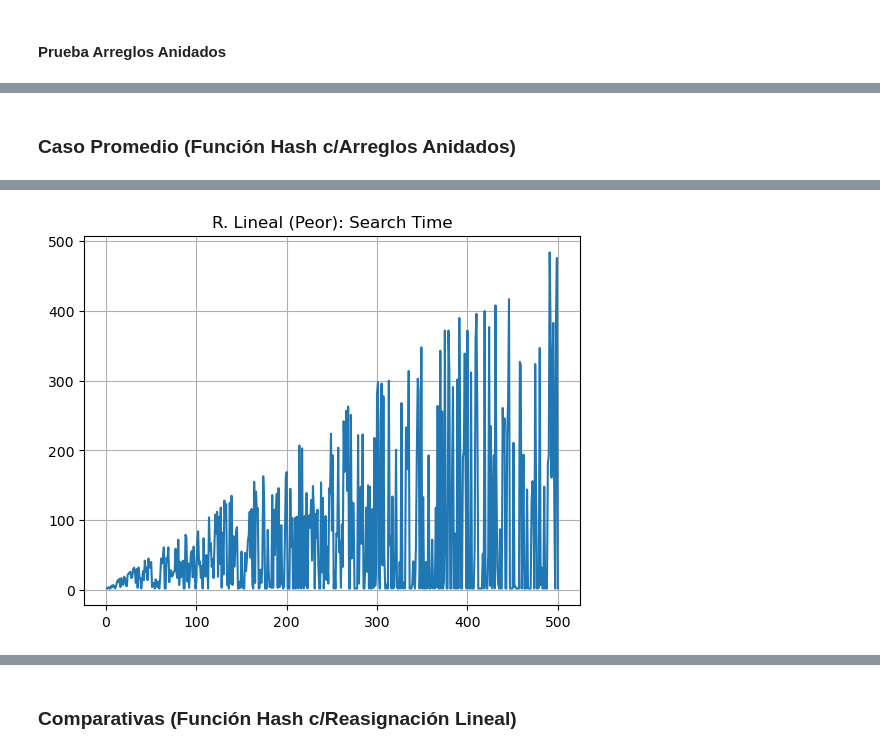
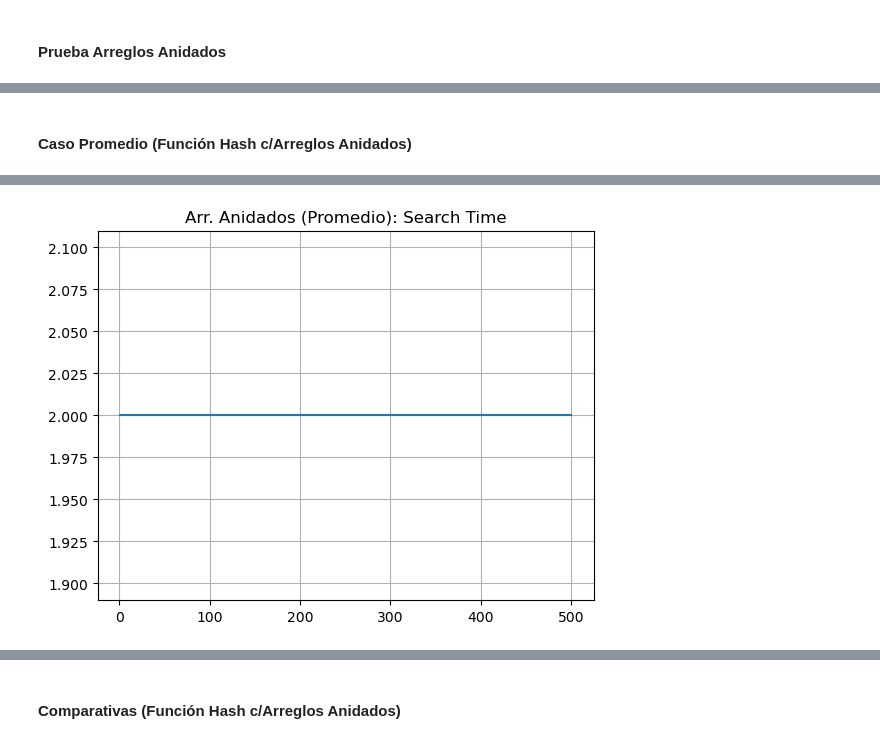
Before and after one commit to amglezb/EDA-II, a Jupyter notebook: GONZALEZ_BARRAGAN-PRACTICA_5/practica5.ipynb, the cells around one changed output, grey strips where cells are left out. Saved outputs shown, nothing was run; the diff lists cells and outputs as text; code cells hidden in the pictures.

```diff
--- a/GONZALEZ_BARRAGAN-PRACTICA_5/practica5.ipynb
+++ b/GONZALEZ_BARRAGAN-PRACTICA_5/practica5.ipynb
@@ -365,11 +378,14 @@ casos = [   {"titulo": "Comparativa Collisions (R. Lineal)",
             "datos": [y_time_mejor, y_time_peor, y_time_prom]},
             {"titulo": "Comparativa Total Space (R. Lineal)",
             "datos": [y_space_mejor, y_space_peor, y_space_prom]},]
+styles = ["-", "--",":"]
 
 for caso in casos:
+    i = 0
     plt.title(caso["titulo"])
     for values in caso["datos"]:
-        plt.plot(x, values)
+        plt.plot(x, values, styles[i % len(styles)])
+        i += 1
     plt.grid(True)
     plt.show()
 # %% [output]
@@ -459,7 +492,7 @@ y_space_search = []
 
 for j in range (len(arr)):
     aux.append(arr[j])
-    table = [None] * len(aux)
+    table = [[] for _ in range(len(aux))]
 
     i = 0 # - - - - - - - - - - Insertion - - - - - - - - - -
     collisions = 0
@@ -468,8 +501,8 @@ for j in range (len(arr)):
     while i < len(aux):
         collision, time, space = insert_arr(table, aux[i])
         collisions += collision
-        time_insert += time
-        space_insert += space
+        time_insert = time
+        space_insert = space
         i += 1
 
     key = arr[len(aux) - 1].value # - - - - - - - - - - Search - - - - - - - - - -
@@ -528,10 +567,11 @@ y_time_insert = []
 y_space_insert = []
 y_time_search = []
 y_space_search = []
+time_search = 0
 
 for j in range (len(arr)):
     aux.append(arr[j])
-    table = [None] * len(aux)
+    table = [[] for _ in range(len(aux))]
 
     i = 0 # - - - - - - - - - - Insertion - - - - - - - - - -
     collisions = 0
@@ -540,12 +580,13 @@ for j in range (len(arr)):
     while i < len(aux):
         collision, time, space = insert_arr(table, aux[i])
         collisions += collision
-        time_insert += time
-        space_insert += space
+        time_insert = time
+        space_insert = space
         i += 1
 
     key = arr[len(aux) - 1].value # - - - - - - - - - - Search - - - - - - - - - -
-    result, time_search, space_search = search_arr(table, key)
+    result, time, space_search = search_arr(table, key)
+    time_search += time
 
     x.append(len(aux))
 
@@ -592,5 +633,5 @@ y_space_peor = y_space
 # %% [markdown]
-### **Caso Promedio (Función Hash c/Arreglos Anidados)**
+#### **Caso Promedio (Función Hash c/Arreglos Anidados)**
 # %%
 MAX = 500
 arr = new_arr("random", MAX, 0) # tipo de arreglo, tamaño, inicio
@@ -609,7 +650,7 @@ y_space_search = []
 
 for j in range (len(arr)):
     aux.append(arr[j])
-    table = [None] * len(aux)
+    table = [[] for _ in range(len(aux))]
 
     i = 0 # - - - - - - - - - - Insertion - - - - - - - - - -
     collisions = 0
@@ -618,8 +659,8 @@ for j in range (len(arr)):
     while i < len(aux):
         collision, time, space = insert_arr(table, aux[i])
         collisions += collision
-        time_insert += time
-        space_insert += space
+        time_insert = time
+        space_insert = space
         i += 1
 
     key = arr[len(aux) - 1].value # - - - - - - - - - - Search - - - - - - - - - -
@@ -629,6 +670,7 @@ for j in range (len(arr)):
 
     y_collisions.append(collisions)
 
+    time_search = 2
     y_time_insert.append(time_insert)
     y_space_insert.append(space_insert)
 
@@ -638,13 +680,13 @@ for j in range (len(arr)):
     y_time.append(time_insert + time_search)
     y_space.append(space_insert + space_search)
 
-casos = [   {"titulo": "Arr. Anidados (Peor): Collisions ", "datos_y": y_collisions},
-            {"titulo": "Arr. Anidados (Peor): Insert Time", "datos_y": y_time_insert},
-            {"titulo": "Arr. Anidados (Peor): Insert Space", "datos_y": y_space_insert},
-            {"titulo": "Arr. Anidados (Peor): Search Time", "datos_y": y_time_search},
-            {"titulo": "Arr. Anidados (Peor): Search Space", "datos_y": y_space_search},
-            {"titulo": "Arr. Anidados (Peor): Total Time (Insert + Search)", "datos_y": y_time},
-            {"titulo": "Arr. Anidados (Peor): Total Space (Insert + Search)", "datos_y": y_space}  ]
+casos = [   {"titulo": "Arr. Anidados (Promedio): Collisions ", "datos_y": y_collisions},
+            {"titulo": "Arr. Anidados (Promedio): Insert Time", "datos_y": y_time_insert},
+            {"titulo": "Arr. Anidados (Promedio): Insert Space", "datos_y": y_space_insert},
+            {"titulo": "Arr. Anidados (Promedio): Search Time", "datos_y": y_time_search},
+            {"titulo": "Arr. Anidados (Promedio): Search Space", "datos_y": y_space_search},
+            {"titulo": "Arr. Anidados (Promedio): Total Time (Insert + Search)", "datos_y": y_time},
+            {"titulo": "Arr. Anidados (Promedio): Total Space (Insert + Search)", "datos_y": y_space}  ]
 
 for caso in casos:
     plt.title(caso["titulo"])
@@ -666 +708 @@ y_space_prom = y_space
-[figure, old version]
+[figure, new version]
@@ -670,3 +712,3 @@ y_space_prom = y_space
 # %% [markdown]
-### **Comparativas (Función Hash c/Reasignación Lineal)**
+#### **Comparativas (Función Hash c/Arreglos Anidados)**
 # %%
```
Also changed, not shown: parts of 25 cells of this notebook, 1 other file.
